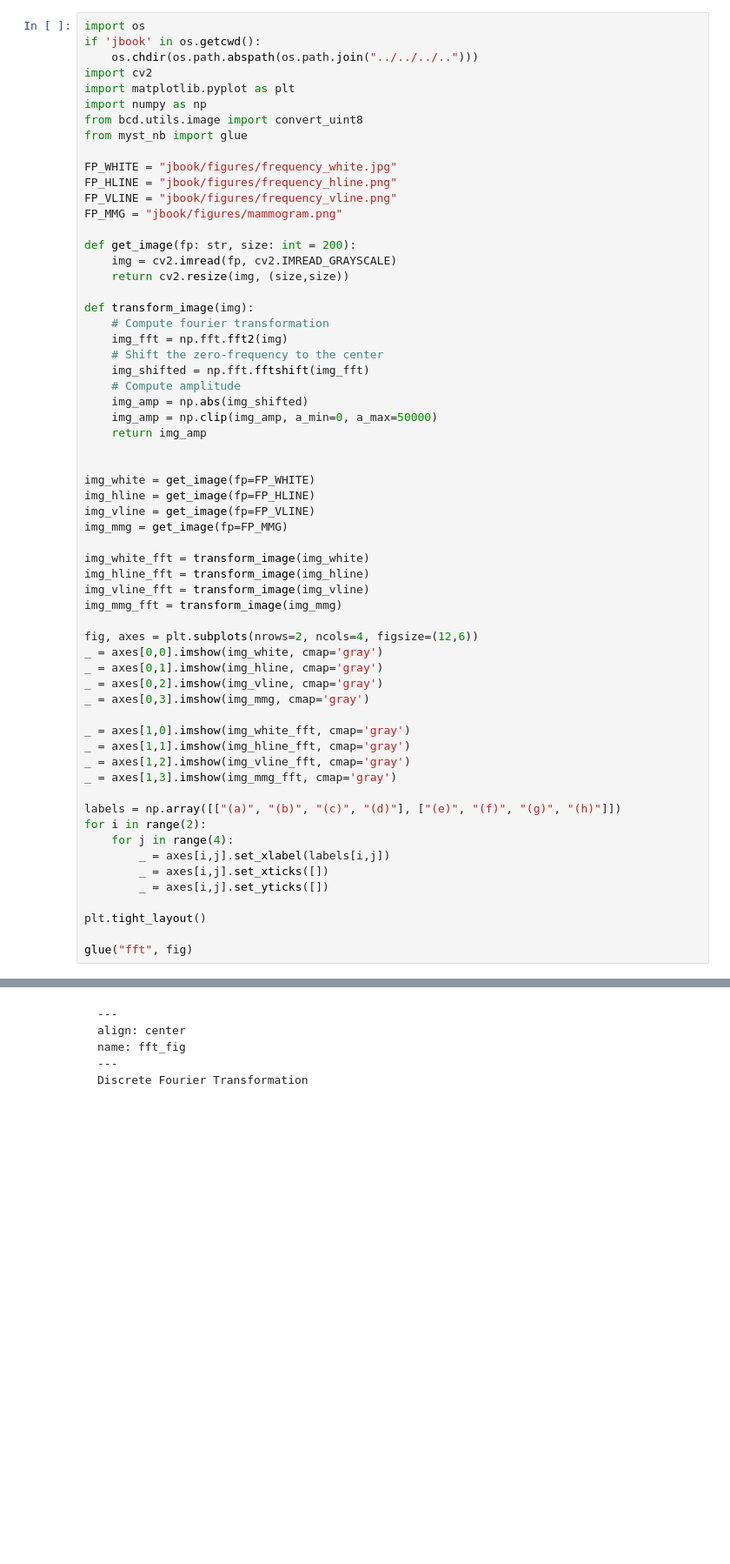
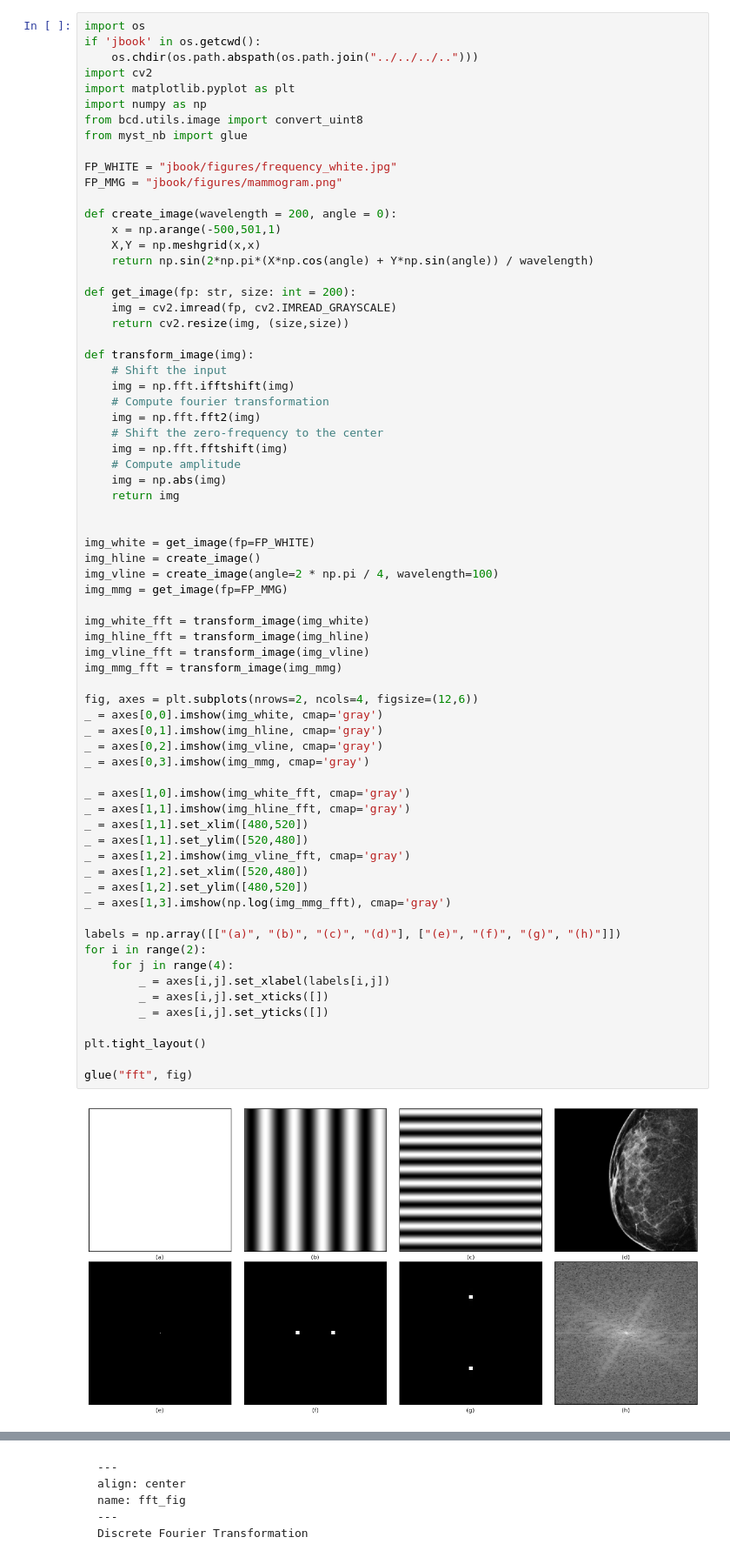
Before and after one commit to john-james-ai/BreastCancerDetection, a Jupyter notebook: _sources/content/02_data_prep/01_denoise/021_frequency.ipynb, the cells around one changed output, grey strips where cells are left out. Shown at 87% size. Saved outputs shown, nothing was run; the diff lists cells and outputs as text; blank space fills up the shorter version.

```diff
--- a/_sources/content/02_data_prep/01_denoise/021_frequency.ipynb
+++ b/_sources/content/02_data_prep/01_denoise/021_frequency.ipynb
@@ -20,53 +20,63 @@ from bcd.utils.image import convert_uint8
 from myst_nb import glue
 
 FP_WHITE = "jbook/figures/frequency_white.jpg"
-FP_HLINE = "jbook/figures/frequency_hline.png"
-FP_VLINE = "jbook/figures/frequency_vline.png"
 FP_MMG = "jbook/figures/mammogram.png"
+
+def create_image(wavelength = 200, angle = 0):
+    x = np.arange(-500,501,1)
+    X,Y = np.meshgrid(x,x)
+    return np.sin(2*np.pi*(X*np.cos(angle) + Y*np.sin(angle)) / wavelength)
 
 def get_image(fp: str, size: int = 200):
     img = cv2.imread(fp, cv2.IMREAD_GRAYSCALE)
     return cv2.resize(img, (size,size))
 
 def transform_image(img):
+    # Shift the input
+    img = np.fft.ifftshift(img)
     # Compute fourier transformation
-    img_fft = np.fft.fft2(img)
+    img = np.fft.fft2(img)
     # Shift the zero-frequency to the center
-    img_shifted = np.fft.fftshift(img_fft)
+    img = np.fft.fftshift(img)
     # Compute amplitude
-    img_amp = np.abs(img_shifted)
-    img_amp = np.clip(img_amp, a_min=0, a_max=50000)
-    return img_amp
+    img = np.abs(img)
+    return img
 
 
 img_white = get_image(fp=FP_WHITE)
-img_hline = get_image(fp=FP_HLINE)
-img_vline = get_image(fp=FP_VLINE)
+img_hline = create_image()
+img_vline = create_image(angle=2 * np.pi / 4, wavelength=100)
 img_mmg = get_image(fp=FP_MMG)
 
 img_white_fft = transform_image(img_white)
 img_hline_fft = transform_image(img_hline)
 img_vline_fft = transform_image(img_vline)
 img_mmg_fft = transform_image(img_mmg)
 
 fig, axes = plt.subplots(nrows=2, ncols=4, figsize=(12,6))
 _ = axes[0,0].imshow(img_white, cmap='gray')
 _ = axes[0,1].imshow(img_hline, cmap='gray')
 _ = axes[0,2].imshow(img_vline, cmap='gray')
 _ = axes[0,3].imshow(img_mmg, cmap='gray')
 
 _ = axes[1,0].imshow(img_white_fft, cmap='gray')
 _ = axes[1,1].imshow(img_hline_fft, cmap='gray')
+_ = axes[1,1].set_xlim([480,520])
+_ = axes[1,1].set_ylim([520,480])
 _ = axes[1,2].imshow(img_vline_fft, cmap='gray')
-_ = axes[1,3].imshow(img_mmg_fft, cmap='gray')
+_ = axes[1,2].set_xlim([520,480])
+_ = axes[1,2].set_ylim([480,520])
+_ = axes[1,3].imshow(np.log(img_mmg_fft), cmap='gray')
 
 labels = np.array([["(a)", "(b)", "(c)", "(d)"], ["(e)", "(f)", "(g)", "(h)"]])
 for i in range(2):
     for j in range(4):
         _ = axes[i,j].set_xlabel(labels[i,j])
         _ = axes[i,j].set_xticks([])
         _ = axes[i,j].set_yticks([])
 
 plt.tight_layout()
 
 glue("fft", fig)
+# %% [output]
+[figure, added]
```
Also changed, not shown: parts of 2 cells of this notebook, 4 other files.
